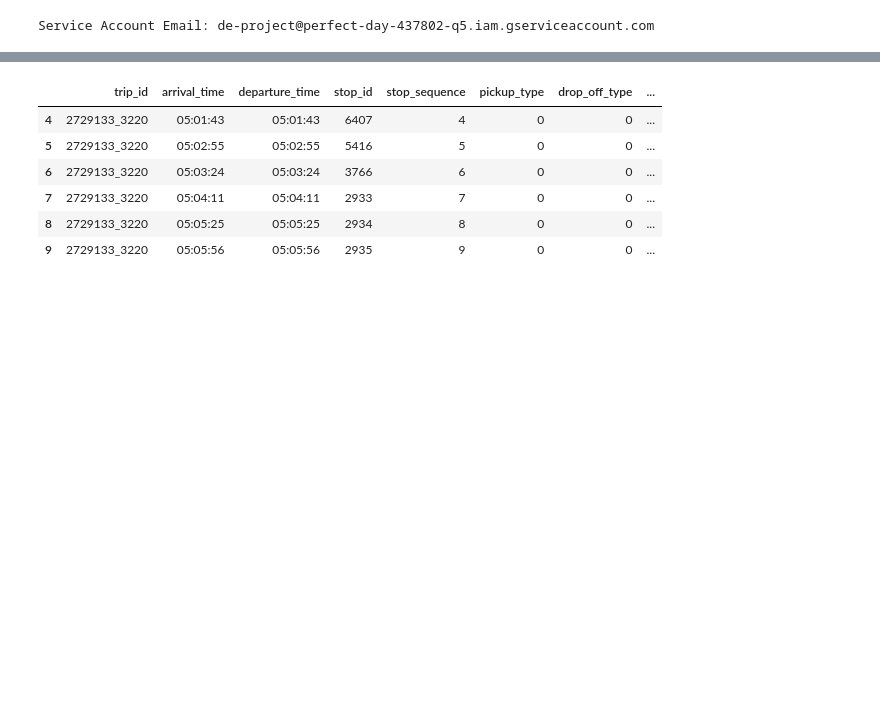
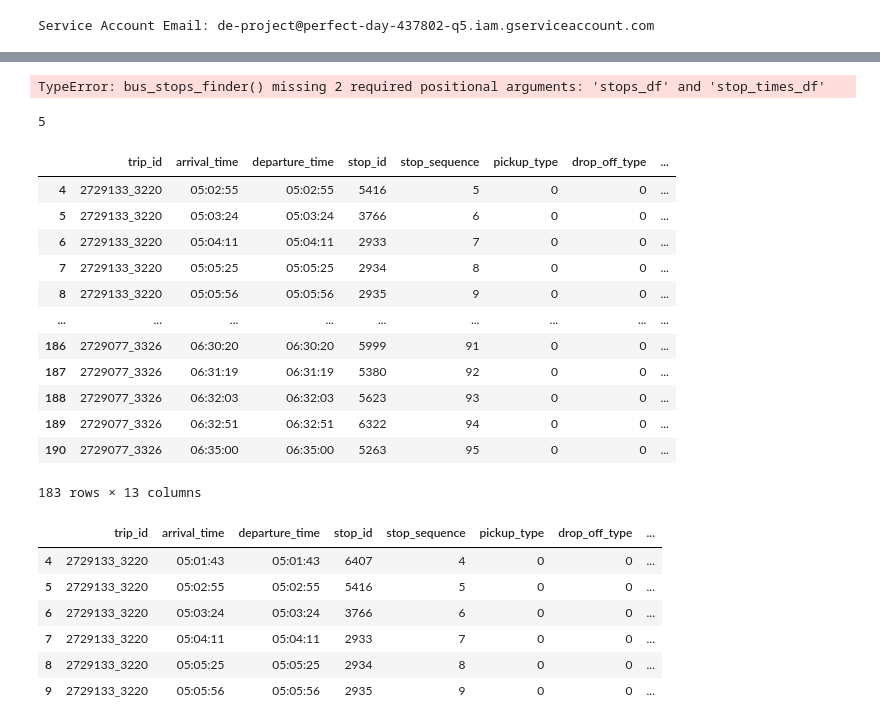
Before and after one commit to mmaliu97/onebus, a Jupyter notebook: GTFS1.ipynb, the cells around one changed output, grey strips where cells are left out. Cells and saved outputs as stored; diff of their text form; code cells hidden in the pictures; blank space fills up the shorter version.

Commit message:
edit notebook functions

```diff
--- a/GTFS1.ipynb
+++ b/GTFS1.ipynb
@@ -167,0 +324,34 @@ def bus_n_stops_finder(stop_times_df, trips_df,stops_df):
+# %%
+def bus_stops_finder(bus_number, unique_stops_df ):
+    '''
+    This function finds all available bus stops based on a bus number
+
+    Inputs:
+    - bus_number (integer): Bus number
+    - unique_stops_df: dataframe of trips.txt from GTFS data
+    - stops_df: dataframe of stops.txt from GTFS data
+    - stop_times_df: dataframe of stops_times.txt from GTFS data
+
+    Outputs:
+    - unique_stops: Array of unique bus stops in that bus line
+    - stops_times_location_df: dataframe of the unique stops for that bus line
+
+    '''
+
+    route_trips = unique_stops_df[unique_stops_df['route_id'].isin([bus_number])]
+
+    bus_trip_id= route_trips[['trip_id','direction_id']]
+
+    # Using the bus IDs, we can filter out the stop times for each bus unqiue bus route with the stop_times_df
+    selected_stop_times = stop_times_df[stop_times_df['trip_id'].isin(bus_trip_id['trip_id'])]
+    selected_stop_times = selected_stop_times.merge(bus_trip_id, on="trip_id")
+
+    # merge into one dataframe so we can get the bus locations and bus timings
+    selected_stops_times_location = selected_stop_times.merge(stops_df[['stop_name', 'stop_lat', 'stop_lon','stop_id']], on='stop_id', how='inner')
+
+    # get unique stops to display for user
+    unique_stops = selected_stops_times_location['stop_name'].unique()
+
+    unique_stops = unique_stops.tolist()
+
+    return unique_stops, selected_stops_times_location
@@ -378,5 +553,31 @@ def map_maker(origin_stop, lat,lon,all_busstops, poi_df, stop_times_df):
     display(map)
     # Display the map
     map.save('D:/Coding projects/Bus POI Finder/capmetro/templates/map.html')  # Save the map as an HTML file
+# %%
+
+
+unique_stops, stops_times_location_df = bus_stops_finder(3, merged_df)
+stops_times_location_df
+# %% [output]
+TypeError: bus_stops_finder() missing 2 required positional arguments: 'stops_df' and 'stop_times_df'
+# %%
+unique_stops, stops_times_location_df = bus_stops_finder(3, trips_df, stops_df,stop_times_df)
+all_busstops = real_bus_origin(stops_times_location_df,'Slaughter/Simonetti')
+all_busstops
+# %% [output]
+5
+|  | trip_id | arrival_time | departure_time | stop_id | stop_sequence | pickup_type | drop_off_type | ... |
+| 4 | 2729133_3220 | 05:02:55 | 05:02:55 | 5416 | 5 | 0 | 0 | ... |
+| 5 | 2729133_3220 | 05:03:24 | 05:03:24 | 3766 | 6 | 0 | 0 | ... |
+| 6 | 2729133_3220 | 05:04:11 | 05:04:11 | 2933 | 7 | 0 | 0 | ... |
+| 7 | 2729133_3220 | 05:05:25 | 05:05:25 | 2934 | 8 | 0 | 0 | ... |
+| 8 | 2729133_3220 | 05:05:56 | 05:05:56 | 2935 | 9 | 0 | 0 | ... |
+| ... | ... | ... | ... | ... | ... | ... | ... | ... |
+| 186 | 2729077_3326 | 06:30:20 | 06:30:20 | 5999 | 91 | 0 | 0 | ... |
+| 187 | 2729077_3326 | 06:31:19 | 06:31:19 | 5380 | 92 | 0 | 0 | ... |
+| 188 | 2729077_3326 | 06:32:03 | 06:32:03 | 5623 | 93 | 0 | 0 | ... |
+| 189 | 2729077_3326 | 06:32:51 | 06:32:51 | 6322 | 94 | 0 | 0 | ... |
+| 190 | 2729077_3326 | 06:35:00 | 06:35:00 | 5263 | 95 | 0 | 0 | ... |
+183 rows × 13 columns
 # %%
 bus = 3  # Try to convert input to a float
```
Also changed, not shown: parts of 19 cells of this notebook, 3 other files.
